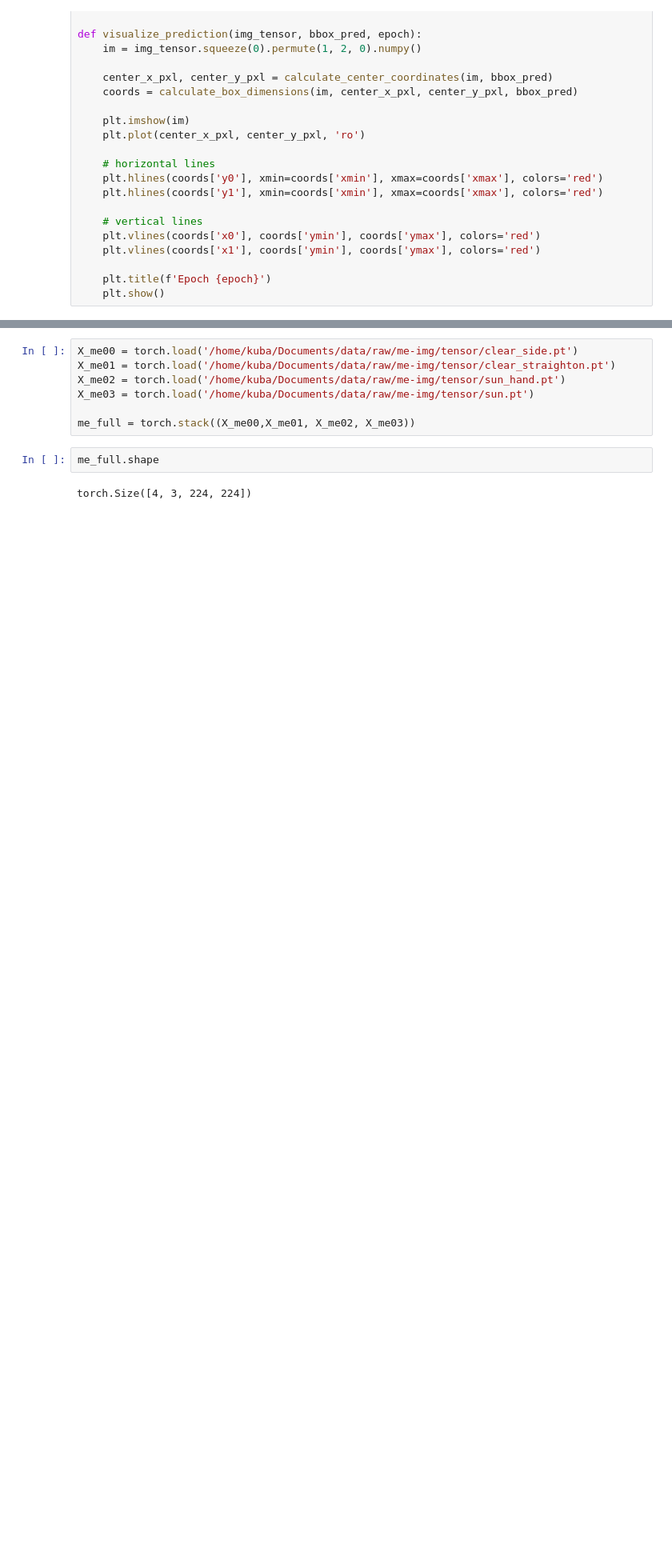
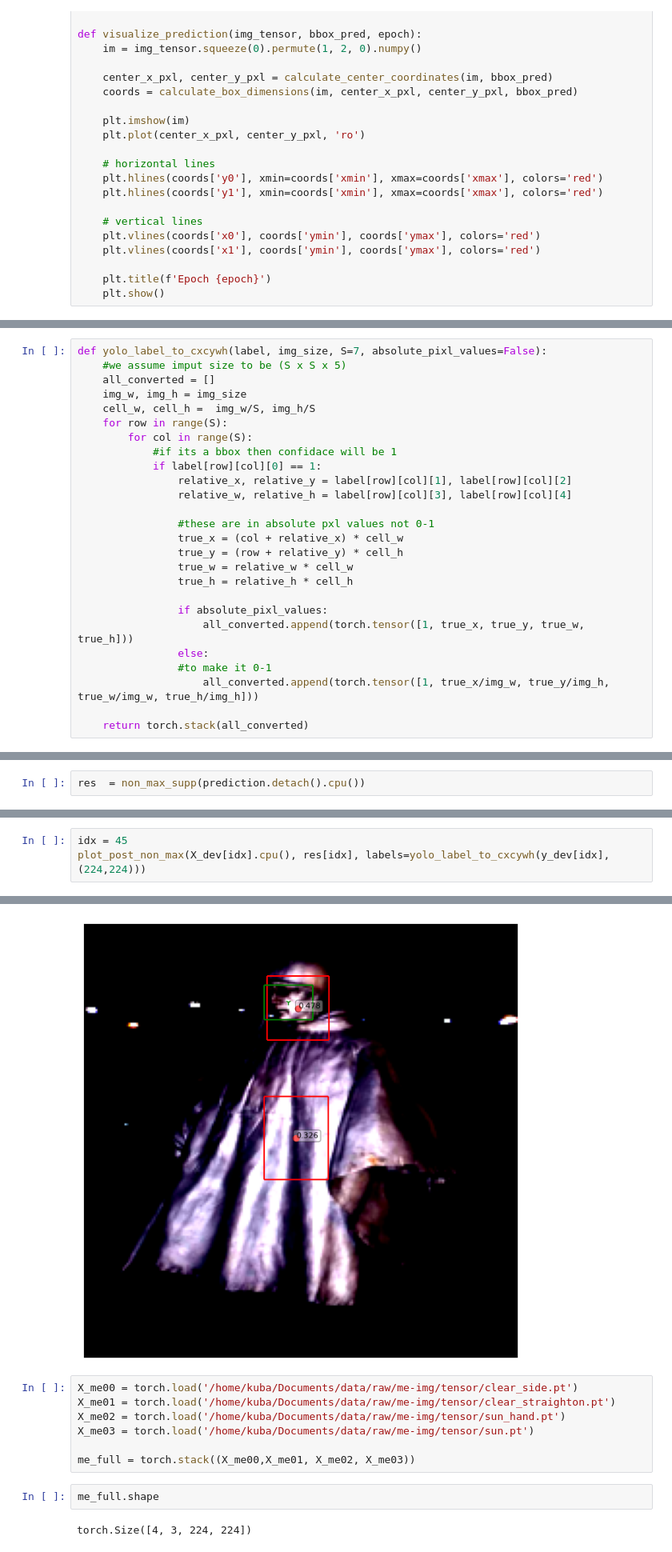
Before and after one commit to KubaJerz/swvl, a Jupyter notebook: week02/test_all_togethr.ipynb, the cells around one changed output, grey strips where cells are left out. Shown at 80% size. Cells and saved outputs as stored; diff of their text form; blank space fills up the shorter version.

Commit message:
non max supp implimented adn beter plotter

```diff
--- a/week02/test_all_togethr.ipynb
+++ b/week02/test_all_togethr.ipynb
@@ -235,0 +230,26 @@ Clipping input data to the valid range for imshow with RGB data ([0..1] for floa
+# %%
+def yolo_label_to_cxcywh(label, img_size, S=7, absolute_pixl_values=False):
+    #we assume imput size to be (S x S x 5)
+    all_converted = []
+    img_w, img_h = img_size
+    cell_w, cell_h =  img_w/S, img_h/S
+    for row in range(S):
+        for col in range(S):
+            #if its a bbox then confidace will be 1
+            if label[row][col][0] == 1:
+                relative_x, relative_y = label[row][col][1], label[row][col][2]
+                relative_w, relative_h = label[row][col][3], label[row][col][4]
+
+                #these are in absolute pxl values not 0-1
+                true_x = (col + relative_x) * cell_w
+                true_y = (row + relative_y) * cell_h
+                true_w = relative_w * cell_w
+                true_h = relative_h * cell_h
+
+                if absolute_pixl_values:
+                    all_converted.append(torch.tensor([1, true_x, true_y, true_w, true_h]))
+                else:
+                #to make it 0-1
+                    all_converted.append(torch.tensor([1, true_x/img_w, true_y/img_h, true_w/img_w, true_h/img_h]))
+
+    return torch.stack(all_converted)
@@ -235,0 +328,2 @@ Clipping input data to the valid range for imshow with RGB data ([0..1] for floa
+# %%
+res  = non_max_supp(prediction.detach().cpu())
@@ -235,0 +389,4 @@ Clipping input data to the valid range for imshow with RGB data ([0..1] for floa
+# %%
+idx = 45
+plot_post_non_max(X_dev[idx].cpu(), res[idx], labels=yolo_label_to_cxcywh(y_dev[idx], (224,224)))
+# %% [output]
@@ -236,3 +394,4 @@ Clipping input data to the valid range for imshow with RGB data ([0..1] for floa
+[figure, added]
 # %%
 X_me00 = torch.load('/home/kuba/Documents/data/raw/me-img/tensor/clear_side.pt')
 X_me01 = torch.load('/home/kuba/Documents/data/raw/me-img/tensor/clear_straighton.pt')
```
Also changed, not shown: parts of 20 cells of this notebook, 2 other files.
